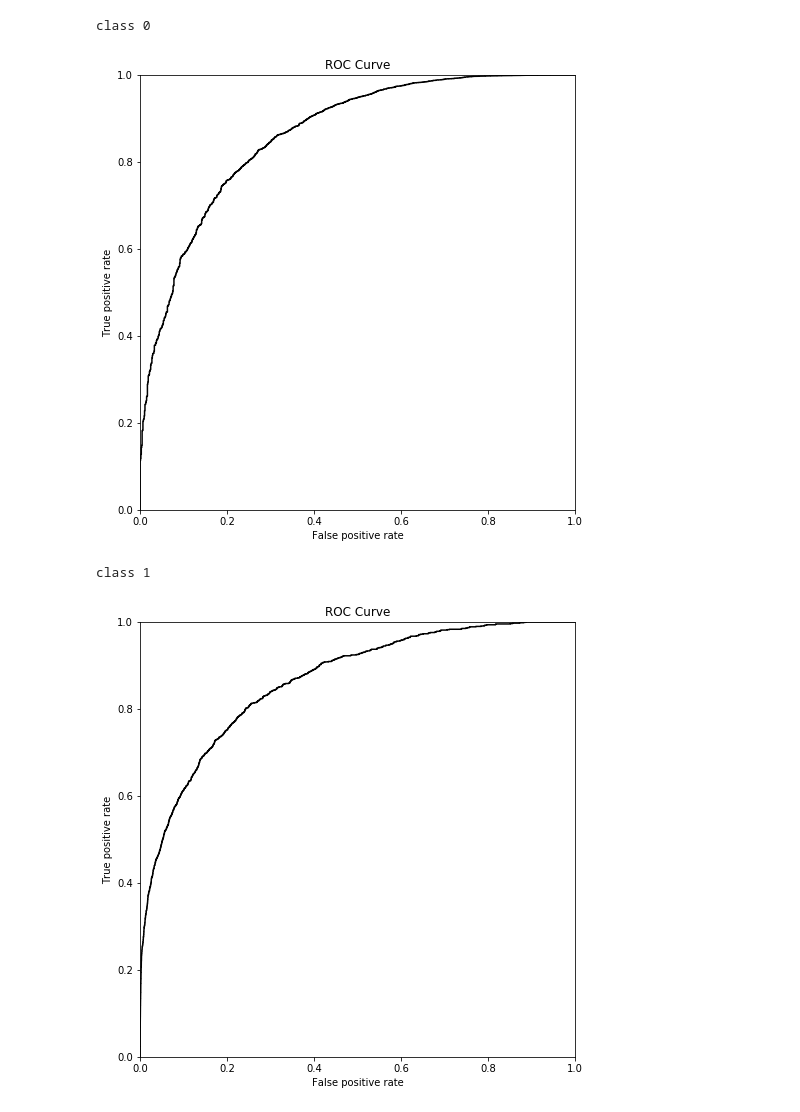
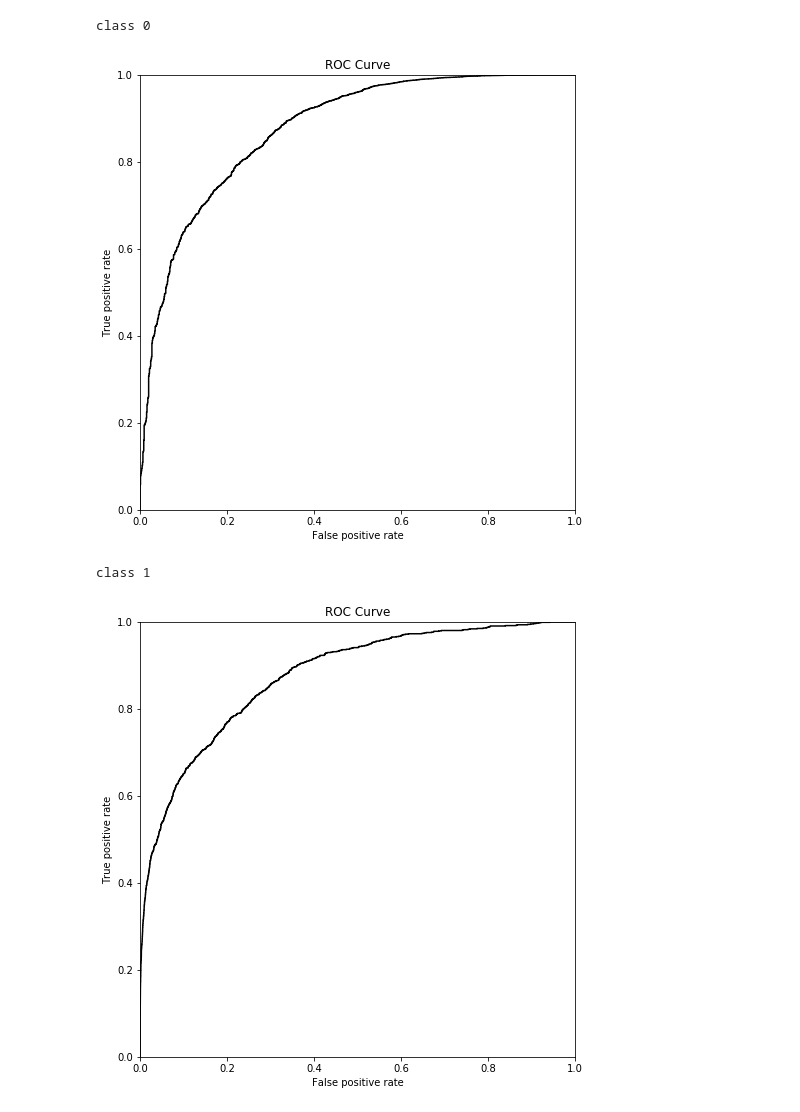
Before and after one commit to jimmyyhwu/ddsm-visual-primitives, a Jupyter notebook: training/plot_roc_curve.ipynb, the cells around one changed output. Drawn from its saved outputs; the diff is of its cells as text; code cells hidden in the pictures.

```diff
--- a/training/plot_roc_curve.ipynb
+++ b/training/plot_roc_curve.ipynb
@@ -24,8 +21,8 @@ assert torch.__version__.startswith('0.2')
 assert '0.1.9' in torchvision.__file__
 # %%
 # pretrained alexnet
-config_path = 'pretrained/alexnet/config.yml'
-epoch = 45
+#config_path = 'pretrained/alexnet/config.yml'
+#epoch = 45
 
 # pretrained vgg16
 #config_path = 'pretrained/vgg16/config.yml'
@@ -36,8 +33,8 @@ epoch = 45
 #epoch = 7
 
 # pretrained resnet152
-#config_path = 'pretrained/resnet152/config.yml'
-#epoch = 5
+config_path = 'pretrained/resnet152/config.yml'
+epoch = 5
 
 # pretrained resnet152_3class
 #config_path = 'pretrained/resnet152_3class/config.yml'
@@ -103,20 +100,20 @@ val_loader = torch.utils.data.DataLoader(
     val_dataset, batch_size=cfg.data.batch_size, shuffle=False,
     num_workers=cfg.data.workers, pin_memory=True)
 # %%
-targets = [[] for _ in xrange(cfg.arch.num_classes)]
-probs = [[] for _ in xrange(cfg.arch.num_classes)]
-aucs = [torchnet.meter.AUCMeter() for _ in xrange(cfg.arch.num_classes)]
+targets = [[] for _ in range(cfg.arch.num_classes)]
+probs = [[] for _ in range(cfg.arch.num_classes)]
+aucs = [torchnet.meter.AUCMeter() for _ in range(cfg.arch.num_classes)]
 
-for input, target in tqdm(val_loader):
-    input_var = Variable(input, volatile=True)
-    output = model(input_var)
-    prob = nn.Softmax()(output)
-    for i in xrange(cfg.arch.num_classes):
-        aucs[i].add(prob[:, i].data, target == i)
-        targets[i].extend(target.numpy() == i)
-        probs[i].extend(prob[:, i].data.cpu().numpy())
+with torch.no_grad():
+    for input, target in tqdm(val_loader):
+        output = model(input)
+        prob = nn.Softmax(dim=1)(output)
+        for i in range(cfg.arch.num_classes):
+            aucs[i].add(prob[:, i], target == i)
+            targets[i].extend(target.numpy() == i)
+            probs[i].extend(prob[:, i].cpu().numpy())
 
-for i in xrange(cfg.arch.num_classes):
+for i in range(cfg.arch.num_classes):
     print('class {}'.format(i))
     print('torchnet.meter.AUCMeter: {}'.format(aucs[i].value()[0]))
     print('sklearn.metrics.roc_auc_score: {}'.format(roc_auc_score(targets[i], probs[i])))
@@ -145,11 +140,11 @@ def plot_roc_curve(y_true, y_score):
     plt.plot(fpr, tpr, color='black')
     plt.show()
 # %%
-for i in xrange(cfg.arch.num_classes):
+for i in range(cfg.arch.num_classes):
     print('class {}'.format(i))
     plot_roc_curve(targets[i], probs[i])
 # %% [output]
 class 0
-[figure, old version]
+[figure, new version]
 class 1
-[figure, old version]
+[figure, new version]
```
Also changed, not shown: parts of 4 cells of this notebook, 6 other files.
